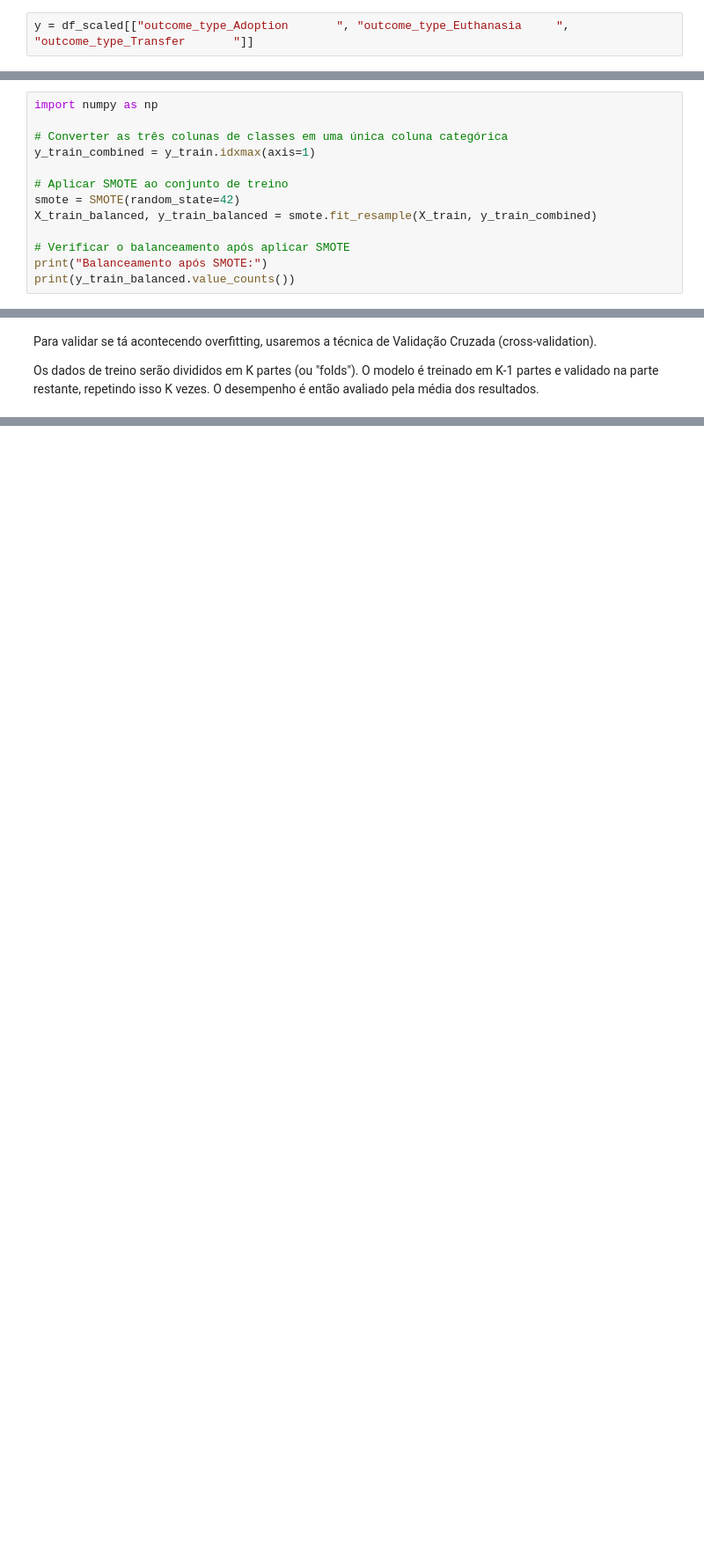
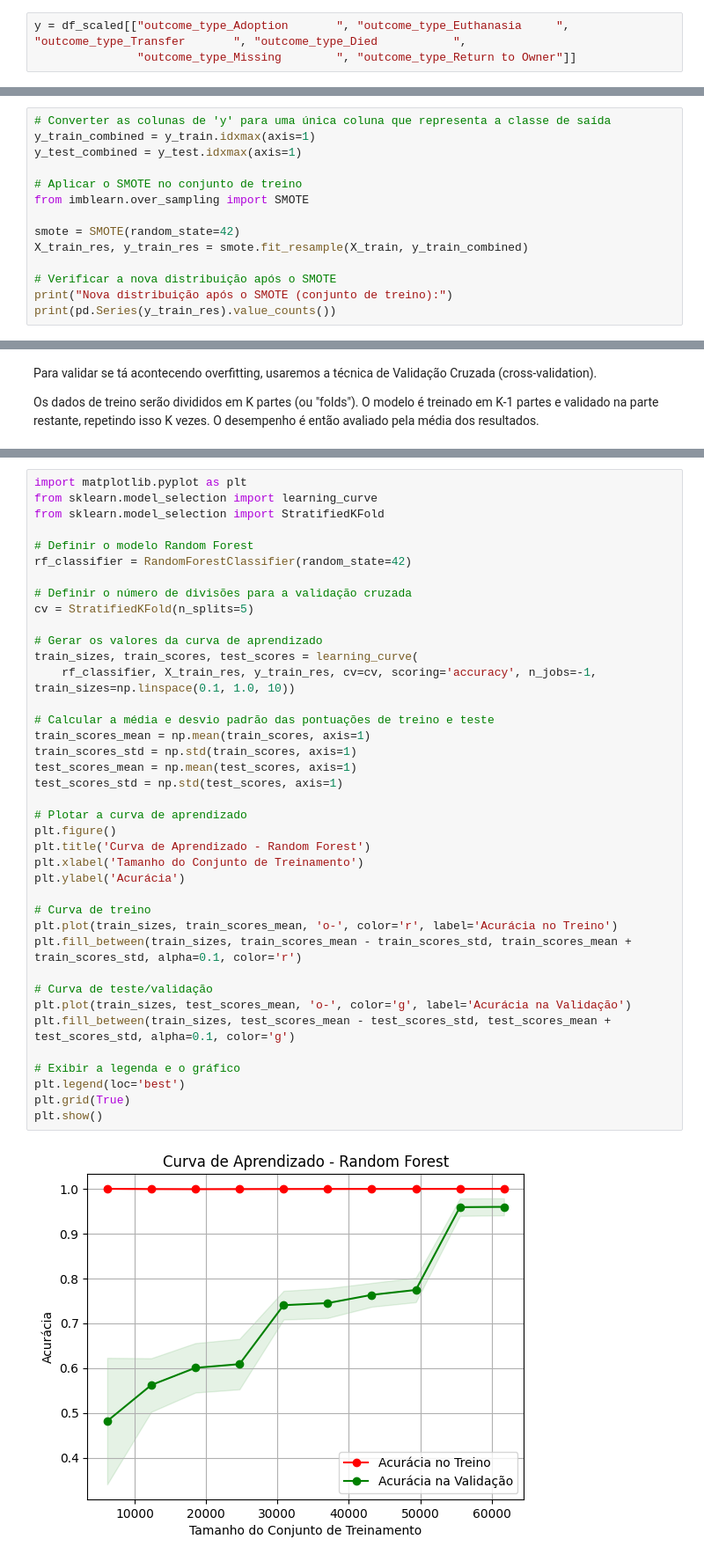
Before and after one commit to juliaguiar1/projetos3-julia, a Jupyter notebook: utils/classificacao.ipynb, the cells around one changed output, grey strips where cells are left out. Shown: that part at 88% size. Cells and saved outputs as stored; diff of their text form; blank space fills up the shorter version.

```diff
--- a/utils/classificacao.ipynb
+++ b/utils/classificacao.ipynb
@@ -50,7 +41,8 @@ X = df_scaled[[
 # %% [markdown]
 Definindo variáveis alvo:
 # %%
-y = df_scaled[["outcome_type_Adoption       ", "outcome_type_Euthanasia     ", "outcome_type_Transfer       "]]
+y = df_scaled[["outcome_type_Adoption       ", "outcome_type_Euthanasia     ", "outcome_type_Transfer       ", "outcome_type_Died           ",
+               "outcome_type_Missing        ", "outcome_type_Return to Owner"]]
 # %% [markdown]
 Verificando o balanceamento entre as classes alvo:
 # %%
@@ -100,16 +152,17 @@ X_train.shape, X_test.shape, y_train.shape, y_test.shape
 # %% [markdown]
 Aplicação do SMOTE no conjunto de treino
 # %%
-import numpy as np
+# Converter as colunas de 'y' para uma única coluna que representa a classe de saída
+y_train_combined = y_train.idxmax(axis=1)
+y_test_combined = y_test.idxmax(axis=1)
 
-# Converter as três colunas de classes em uma única coluna categórica
-y_train_combined = y_train.idxmax(axis=1)
+# Aplicar o SMOTE no conjunto de treino
+from imblearn.over_sampling import SMOTE
 
-# Aplicar SMOTE ao conjunto de treino
 smote = SMOTE(random_state=42)
-X_train_balanced, y_train_balanced = smote.fit_resample(X_train, y_train_combined)
+X_train_res, y_train_res = smote.fit_resample(X_train, y_train_combined)
 
-# Verificar o balanceamento após aplicar SMOTE
-print("Balanceamento após SMOTE:")
-print(y_train_balanced.value_counts())
+# Verificar a nova distribuição após o SMOTE
+print("Nova distribuição após o SMOTE (conjunto de treino):")
+print(pd.Series(y_train_res).value_counts())
 # %% [output]
@@ -240,0 +381,41 @@ shap.summary_plot(shap_values, X_test, feature_names=X_test.columns, max_display
+# %%
+import matplotlib.pyplot as plt
+from sklearn.model_selection import learning_curve
+from sklearn.model_selection import StratifiedKFold
+
+# Definir o modelo Random Forest
+rf_classifier = RandomForestClassifier(random_state=42)
+
+# Definir o número de divisões para a validação cruzada
+cv = StratifiedKFold(n_splits=5)
+
+# Gerar os valores da curva de aprendizado
+train_sizes, train_scores, test_scores = learning_curve(
+    rf_classifier, X_train_res, y_train_res, cv=cv, scoring='accuracy', n_jobs=-1, train_sizes=np.linspace(0.1, 1.0, 10))
+
+# Calcular a média e desvio padrão das pontuações de treino e teste
+train_scores_mean = np.mean(train_scores, axis=1)
+train_scores_std = np.std(train_scores, axis=1)
+test_scores_mean = np.mean(test_scores, axis=1)
+test_scores_std = np.std(test_scores, axis=1)
+
+# Plotar a curva de aprendizado
+plt.figure()
+plt.title('Curva de Aprendizado - Random Forest')
+plt.xlabel('Tamanho do Conjunto de Treinamento')
+plt.ylabel('Acurácia')
+
+# Curva de treino
+plt.plot(train_sizes, train_scores_mean, 'o-', color='r', label='Acurácia no Treino')
+plt.fill_between(train_sizes, train_scores_mean - train_scores_std, train_scores_mean + train_scores_std, alpha=0.1, color='r')
+
+# Curva de teste/validação
+plt.plot(train_sizes, test_scores_mean, 'o-', color='g', label='Acurácia na Validação')
+plt.fill_between(train_sizes, test_scores_mean - test_scores_std, test_scores_mean + test_scores_std, alpha=0.1, color='g')
+
+# Exibir a legenda e o gráfico
+plt.legend(loc='best')
+plt.grid(True)
+plt.show()
+# %% [output]
+[figure, added]
```
Also changed, not shown: parts of 25 cells of this notebook, 12 other files.
